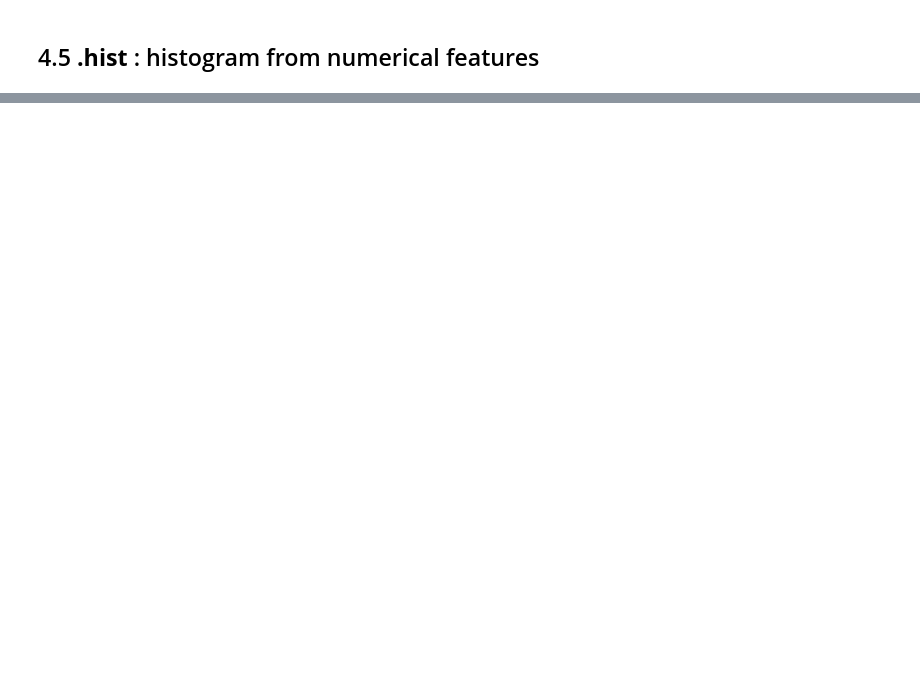
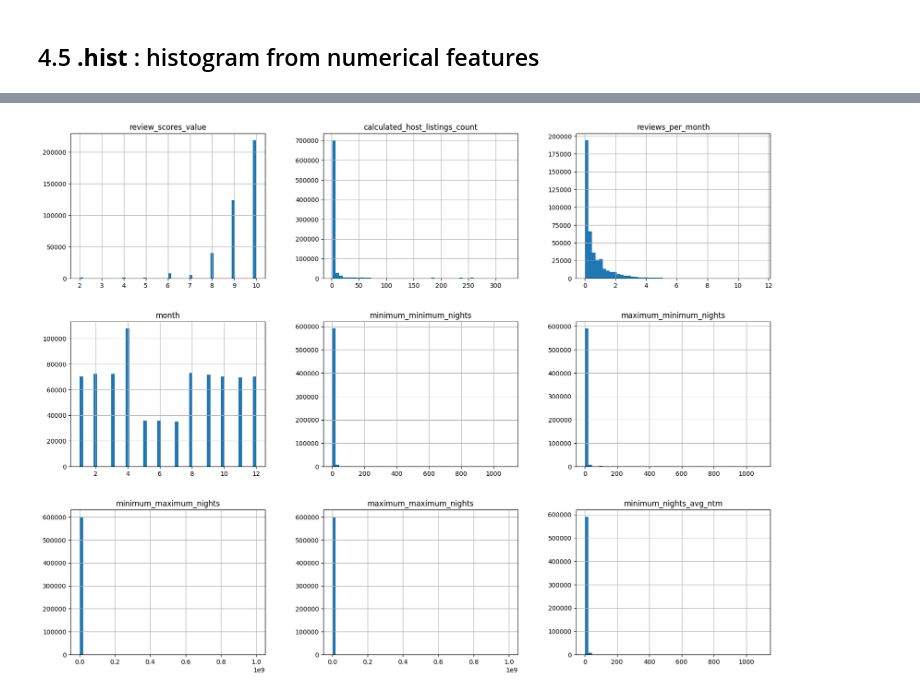
Before and after one commit to arthurcornelio88/airbnbpricing, a Jupyter notebook: airbnb-pricing.ipynb, the cells around one changed output, grey strips where cells are left out. Cells and saved outputs as stored; diff of their text form; code cells hidden in the pictures; blank space fills up the shorter version.

```diff
--- a/airbnb-pricing.ipynb
+++ b/airbnb-pricing.ipynb
@@ -177,0 +188,6 @@ try:
+# %%
+df_num_3 = df_numerical.iloc[:,18:27]
+df_num_3.hist(bins=50, figsize=(20,15))
+plt.show()
+# %% [output]
+[figure, added]
```
Also changed, not shown: parts of 12 cells of this notebook.
